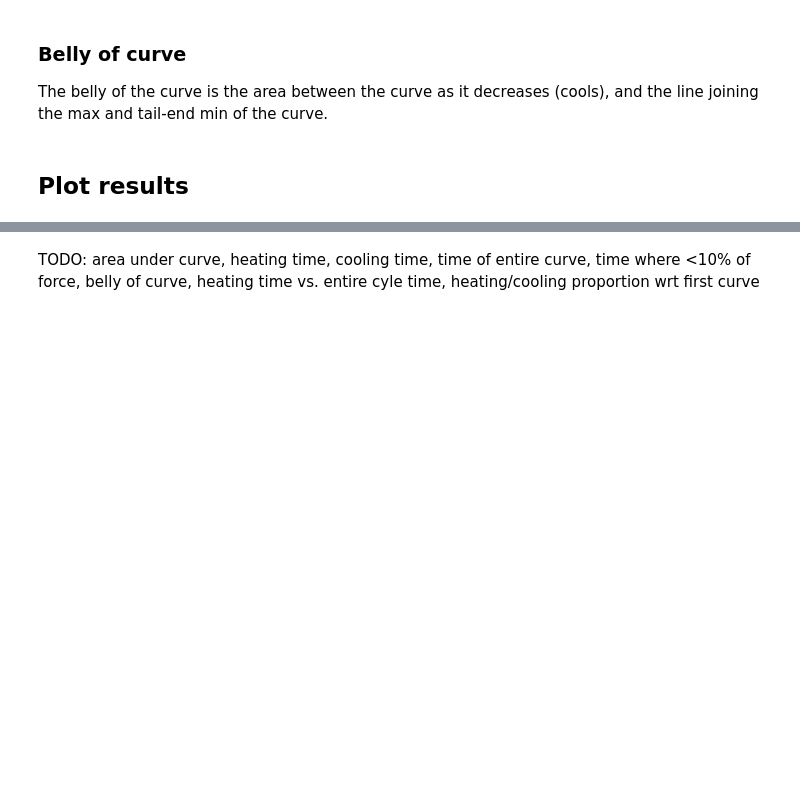
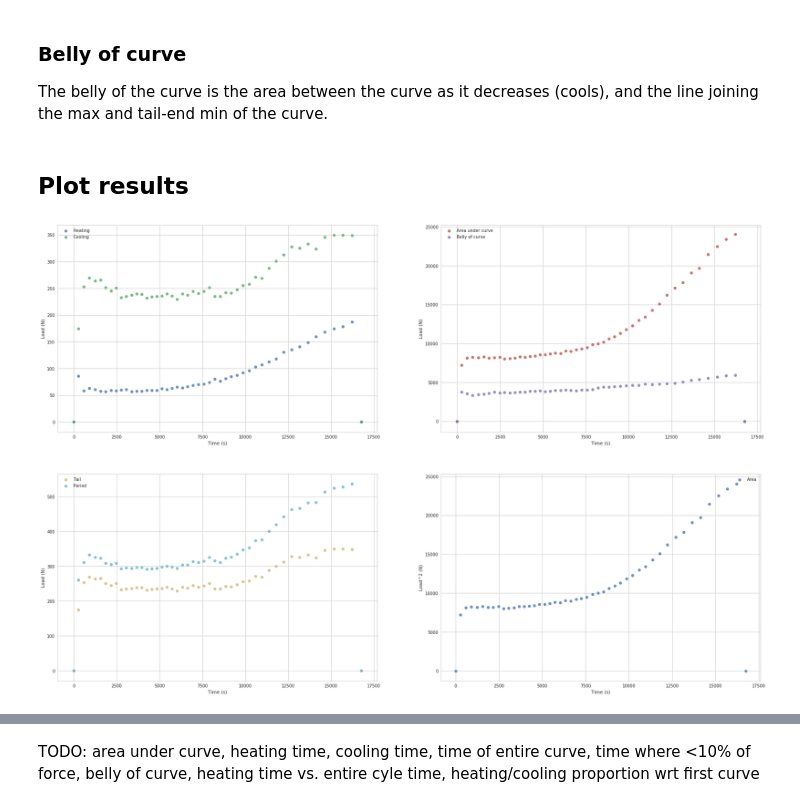
Before and after one commit to Columbia-Creative-Machines-Lab/muscle-prediction, a Jupyter notebook: feature-engineering-2.ipynb, the cells around one changed output, grey strips where cells are left out. Saved outputs shown, nothing was run; the diff lists cells and outputs as text; code cells hidden in the pictures; blank space fills up the shorter version.

```diff
--- a/feature-engineering-2.ipynb
+++ b/feature-engineering-2.ipynb
@@ -121,4 +132,24 @@ gen = gen_index()
 df['Belly'] = df[df['Min']==1].apply(lambda row: bellies[next(gen)], axis=1)
 # %% [markdown]
 ## Plot results
+# %%
+fig, axes = plt.subplots(nrows=2, ncols=2, figsize=(30,20))
+sns.set(); sns.set_style('whitegrid')
+sns.regplot('Time', 'Heating', df, fit_reg=False, ax=axes.flat[0], label='Heating'); sns.regplot('Time', 'Cooling', df, fit_reg=False, ax=axes.flat[0], label='Cooling')
+handles, labels = axes.flat[0].get_legend_handles_labels(); axes.flat[0].set(xlabel='Time (s)', ylabel='Load (N)'); axes.flat[0].legend(handles, labels)
+
+sns.regplot('Time', 'Area', df, fit_reg=False, ax=axes.flat[1], label='Area under curve')
+sns.regplot('Time', 'Belly', df, fit_reg=False, ax=axes.flat[1], label='Belly of curve')
+handles, labels = axes.flat[1].get_legend_handles_labels(); axes.flat[1].set(xlabel='Time (s)', ylabel='Load (N)'); axes.flat[1].legend(handles, labels)
+
+sns.regplot('Time', 'Tail', df, fit_reg=False, ax=axes.flat[2], label='Tail')
+sns.regplot('Time', 'Period', df, fit_reg=False, ax=axes.flat[2], label='Period')
+handles, labels = axes.flat[2].get_legend_handles_labels(); axes.flat[2].set(xlabel='Time (s)', ylabel='Load (N)'); axes.flat[2].legend(handles, labels)
+
+sns.regplot('Time', 'Area', df, fit_reg=False, ax=axes.flat[3], label='Area')
+handles, labels = axes.flat[3].get_legend_handles_labels(); axes.flat[3].set(xlabel='Time (s)', ylabel='Load^2 (N)'); axes.flat[3].legend(handles, labels)
+
+fig.savefig('images/features.png')
+# %% [output]
+[figure, added]
 # %%
```
Also changed, not shown: parts of 7 cells of this notebook, 2 other files.
